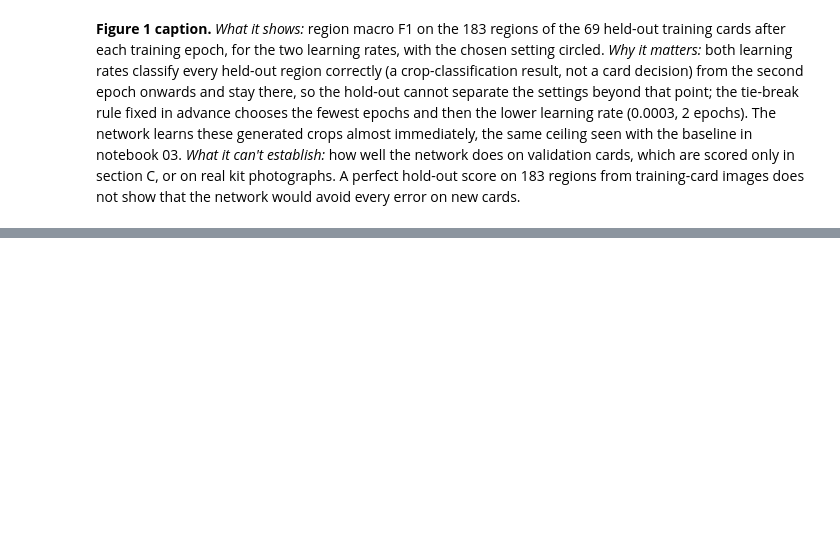
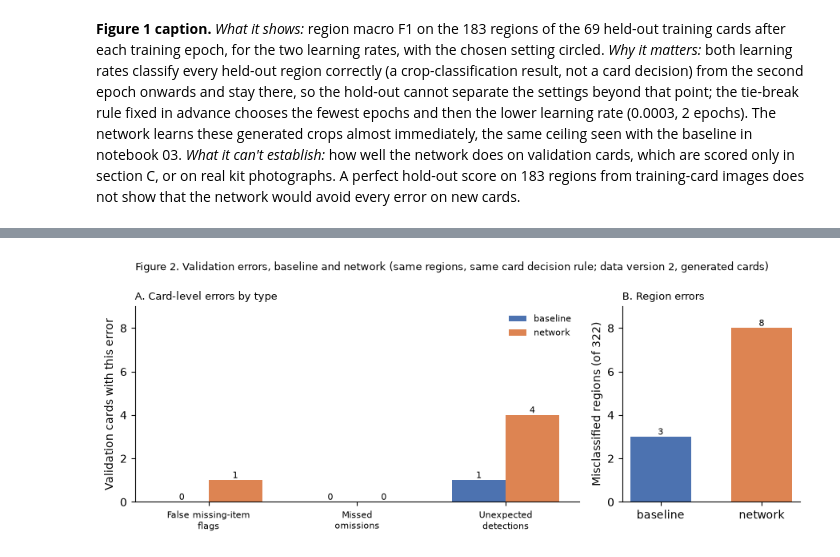
Before and after one commit to isabellemclean1001-blip/AIDA_Izzy_HR_Onboarding_Project-review, a Jupyter notebook: AIDA-2154/final-project/analysis/04_transfer_learning.ipynb, the cells around one changed output, grey strips where cells are left out. Saved outputs shown, nothing was run; the diff lists cells and outputs as text; code cells hidden in the pictures; blank space fills up the shorter version.

```diff
--- a/AIDA-2154/final-project/analysis/04_transfer_learning.ipynb
+++ b/AIDA-2154/final-project/analysis/04_transfer_learning.ipynb
@@ -356,0 +715,33 @@ Rebuilt model from the pretrained weights and the saved layers: predictions on t
+# %%
+# Figure 2: card-level errors by type (distinct cards within each type) and region errors
+TYPES = {"false_missing_flag": "False missing-item\nflags", "missed_omission": "Missed\nomissions",
+         "unexpected_detection": "Unexpected\ndetections"}
+COLOURS = {"baseline": "#4C72B0", "network": "#DD8452"}
+cards_by_type = pd.DataFrame({m: [d.loc[d["outcome"] == t, "card_id"].nunique() for t in TYPES] for m, d in decisions.items()},
+                             index=list(TYPES))
+region_errors = pd.Series({m: int((scored["reference"] != scored[m]).sum()) for m in ["baseline", "network"]})
+fig, (ax1, ax2) = plt.subplots(1, 2, figsize=(9, 3.6), gridspec_kw={"width_ratios": [3, 1.2]})
+x = np.arange(len(TYPES))
+for j, m in enumerate(["baseline", "network"]):
+    bars = ax1.bar(x + (j - 0.5) * 0.36, cards_by_type[m], width=0.36, color=COLOURS[m], label=m)
+    ax1.bar_label(bars, fontsize=8)
+ax1.set_xticks(x, list(TYPES.values()), fontsize=8)
+ax1.set_ylabel("Validation cards with this error")
+ax1.set_title("A. Card-level errors by type", fontsize=9, loc="left")
+ax1.legend(frameon=False, fontsize=8)
+bars = ax2.bar(["baseline", "network"], region_errors, color=[COLOURS["baseline"], COLOURS["network"]], width=0.6)
+ax2.bar_label(bars, fontsize=8)
+ax2.set_ylabel(f"Misclassified regions (of {len(scored)})")
+ax2.set_title("B. Region errors", fontsize=9, loc="left")
+top = max(int(cards_by_type.to_numpy().max()), int(region_errors.max()), 1) + 1
+for ax in (ax1, ax2):
+    ax.set_ylim(0, top)
+    ax.yaxis.get_major_locator().set_params(integer=True)
+    ax.spines[["top", "right"]].set_visible(False)
+fig.suptitle("Figure 2. Validation errors, baseline and network (same regions, same card decision rule; "
+             "data version 2, generated cards)", fontsize=9)
+fig.tight_layout()
+fig.savefig(FIGURE_DIR / "tl_validation_errors.png", dpi=150, bbox_inches="tight")
+plt.show()
+# %% [output]
+[figure, added]
```
Also changed, not shown: parts of 10 cells of this notebook, 1 other file.
